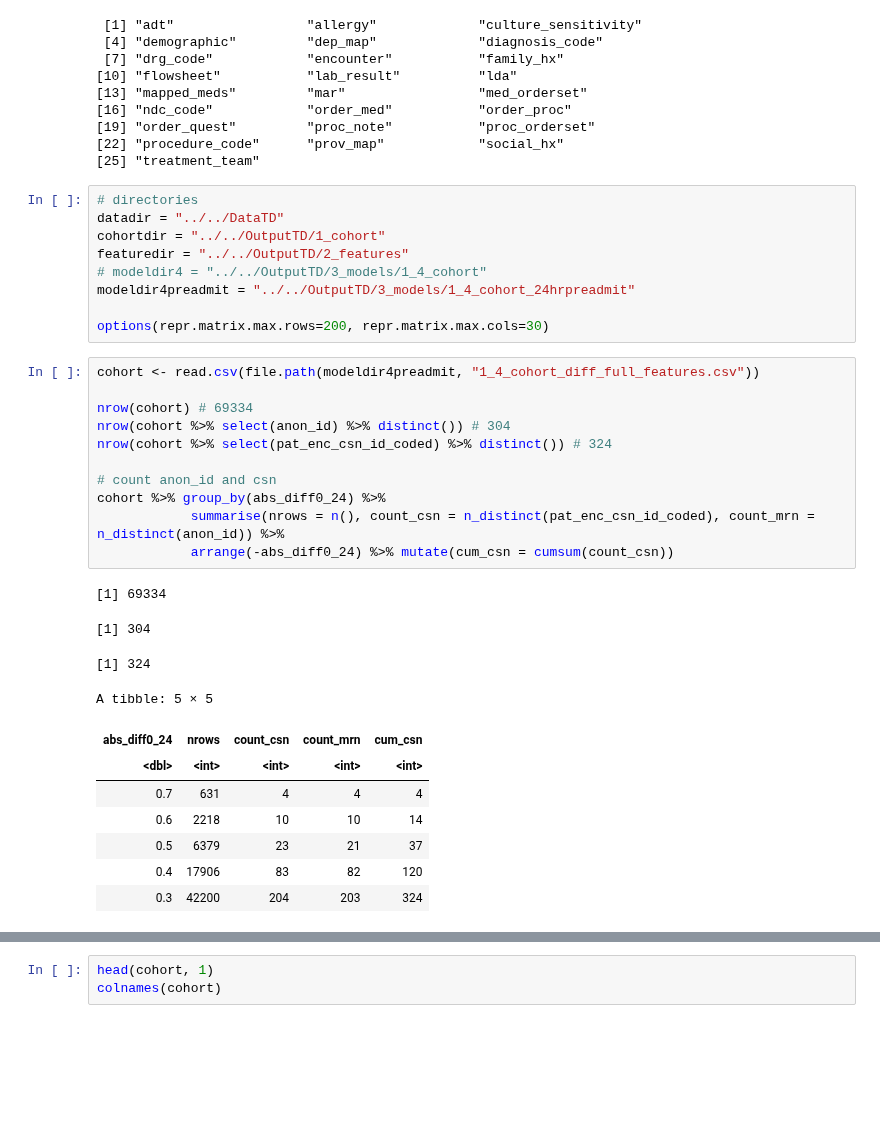
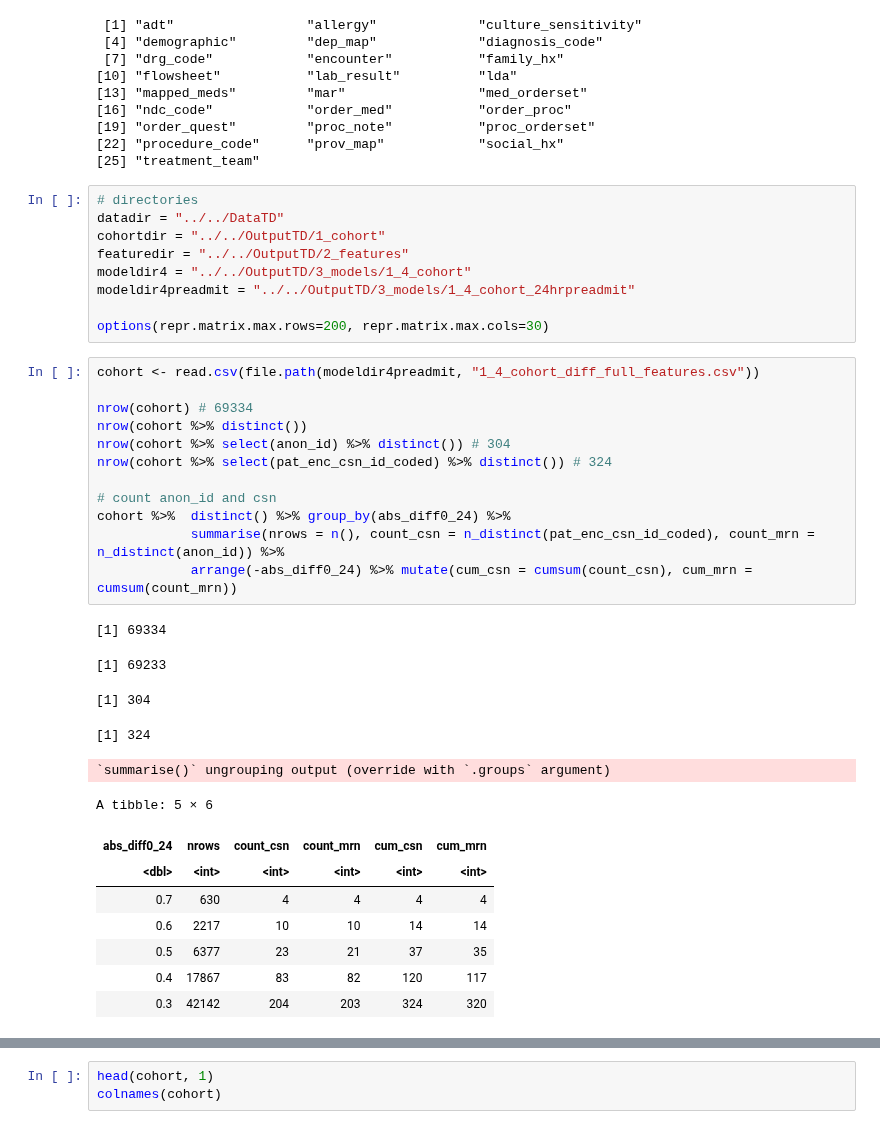
Before and after one commit to Minh084/TDA, a Jupyter notebook: 4_description/4.2_difference.ipynb, the cells around one changed output, grey strips where cells are left out. Drawn from its saved outputs; the diff is of its cells as text; blank space fills up the shorter version.

```diff
--- a/4_description/4.1_difference.ipynb
+++ b/4_description/4.2_difference.ipynb
@@ -72,30 +72,33 @@ dbListTables(con)
 datadir = "../../DataTD"
 cohortdir = "../../OutputTD/1_cohort"
 featuredir = "../../OutputTD/2_features"
-# modeldir4 = "../../OutputTD/3_models/1_4_cohort"
+modeldir4 = "../../OutputTD/3_models/1_4_cohort"
 modeldir4preadmit = "../../OutputTD/3_models/1_4_cohort_24hrpreadmit"
 
 options(repr.matrix.max.rows=200, repr.matrix.max.cols=30)
 # %%
 cohort <- read.csv(file.path(modeldir4preadmit, "1_4_cohort_diff_full_features.csv"))
 
 nrow(cohort) # 69334
+nrow(cohort %>% distinct())
 nrow(cohort %>% select(anon_id) %>% distinct()) # 304
 nrow(cohort %>% select(pat_enc_csn_id_coded) %>% distinct()) # 324
 
 # count anon_id and csn
-cohort %>% group_by(abs_diff0_24) %>%
+cohort %>%  distinct() %>% group_by(abs_diff0_24) %>%
             summarise(nrows = n(), count_csn = n_distinct(pat_enc_csn_id_coded), count_mrn = n_distinct(anon_id)) %>%
-            arrange(-abs_diff0_24) %>% mutate(cum_csn = cumsum(count_csn))
+            arrange(-abs_diff0_24) %>% mutate(cum_csn = cumsum(count_csn), cum_mrn = cumsum(count_mrn))
 # %% [output]
 [1] 69334
-[1] 304
+[1] 69233
-[1] 324
+[1] 304
-A tibble: 5 × 5
+[1] 324
+`summarise()` ungrouping output (override with `.groups` argument)
+A tibble: 5 × 6
-| abs_diff0_24 | nrows | count_csn | count_mrn | cum_csn |
-| <dbl> | <int> | <int> | <int> | <int> |
-| 0.7 | 631 | 4 | 4 | 4 |
-| 0.6 | 2218 | 10 | 10 | 14 |
-| 0.5 | 6379 | 23 | 21 | 37 |
-| 0.4 | 17906 | 83 | 82 | 120 |
-| 0.3 | 42200 | 204 | 203 | 324 |
+| abs_diff0_24 | nrows | count_csn | count_mrn | cum_csn | cum_mrn |
+| <dbl> | <int> | <int> | <int> | <int> | <int> |
+| 0.7 | 630 | 4 | 4 | 4 | 4 |
+| 0.6 | 2217 | 10 | 10 | 14 | 14 |
+| 0.5 | 6377 | 23 | 21 | 37 | 35 |
+| 0.4 | 17867 | 83 | 82 | 120 | 117 |
+| 0.3 | 42142 | 204 | 203 | 324 | 320 |
```
Also changed, not shown: parts of 12 cells of this notebook, 4 other files.
